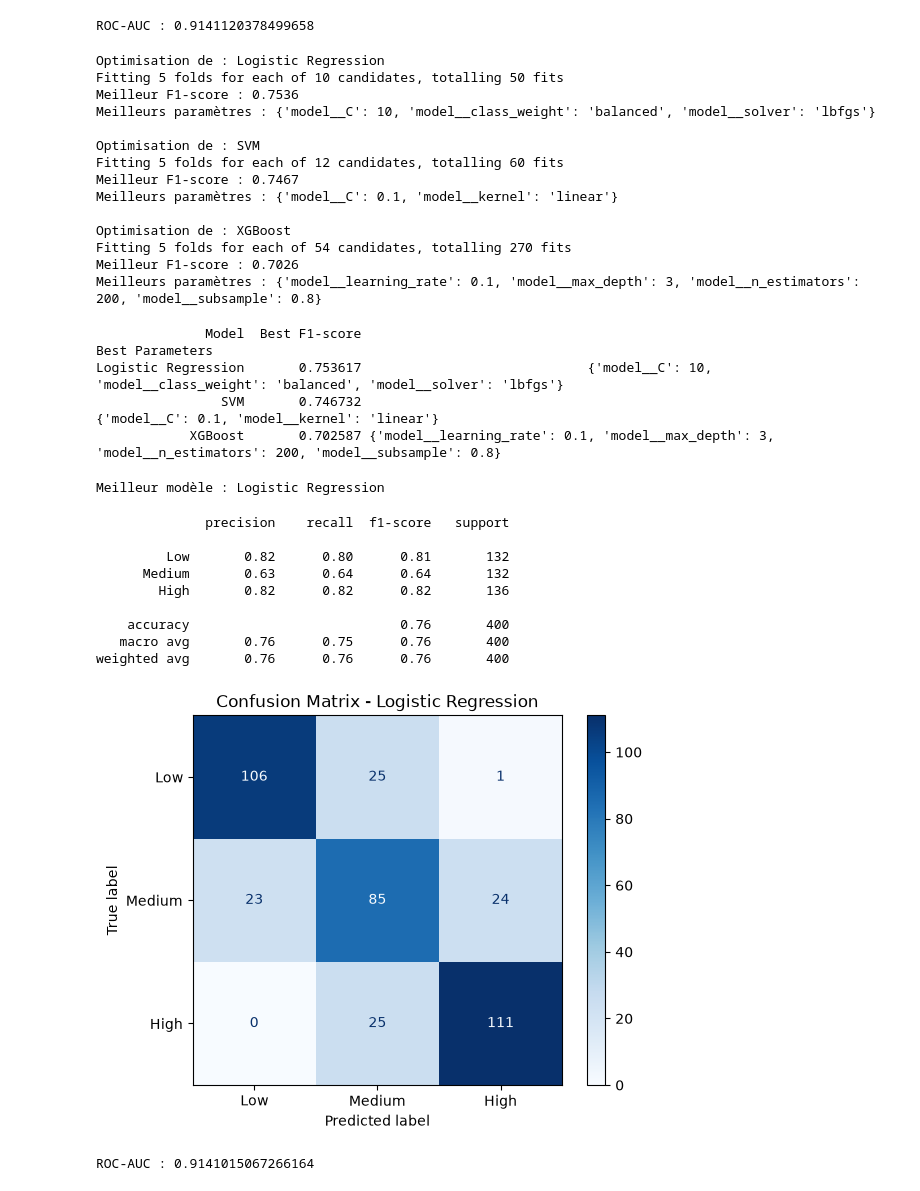
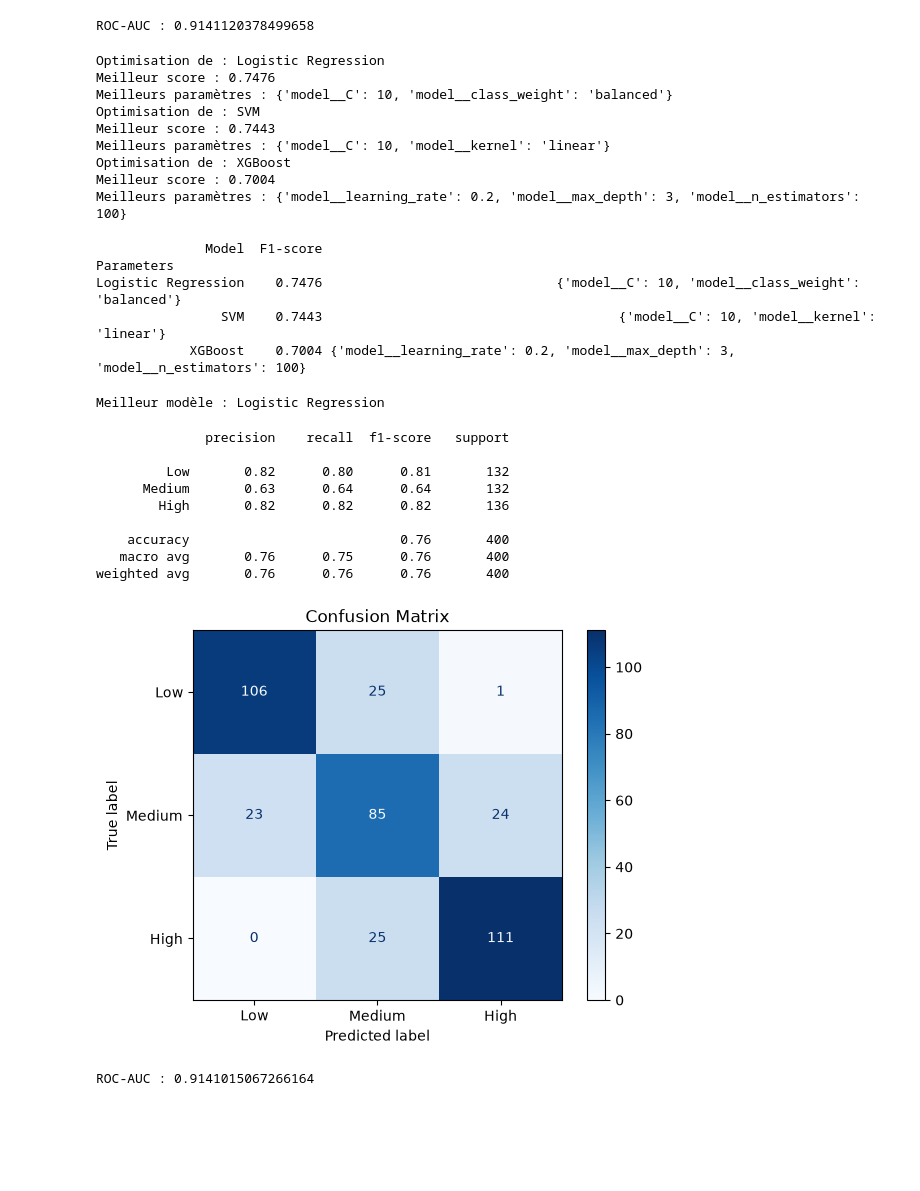
Before and after one commit to Yassinenmila/PsychoTrack, a Jupyter notebook: src/training.ipynb, the cells around one changed output. Drawn from its saved outputs; the diff is of its cells as text; code cells hidden in the pictures; blank space fills up the shorter version.

```diff
--- a/src/training.ipynb
+++ b/src/training.ipynb
@@ -189,26 +179,26 @@ models_params = {
     }
 }
 # %%
+
 from sklearn.model_selection import GridSearchCV
+from sklearn.pipeline import Pipeline
+
 results = []
 best_models = {}
 
 for name, config in models_params.items():
 
-    print(f"\nOptimisation de : {name}")
+    print("Optimisation de :", name)
 
     pipeline = Pipeline([
         ('model', config['model'])
     ])
 
     grid = GridSearchCV(
-        estimator=pipeline,
-        param_grid=config['params'],
-        cv=cv,
-        scoring='f1_macro',
-        n_jobs=-1,
-        verbose=1,
-        refit=True
+        pipeline,
+        config['params'],
+        cv=5,
+        scoring='f1_macro'
     )
 
     grid.fit(x_train_scaled, y_train)
@@ -217,41 +207,36 @@ for name, config in models_params.items():
 
     results.append({
         'Model': name,
-        'Best F1-score': grid.best_score_,
-        'Best Parameters': grid.best_params_
+        'F1-score': round(grid.best_score_, 4),
+        'Parameters': grid.best_params_
     })
 
-    print("Meilleur F1-score :", round(grid.best_score_, 4))
+    print("Meilleur score :", round(grid.best_score_, 4))
     print("Meilleurs paramètres :", grid.best_params_)
 # %% [output]
 Optimisation de : Logistic Regression
-Fitting 5 folds for each of 10 candidates, totalling 50 fits
-Meilleur F1-score : 0.7536
-Meilleurs paramètres : {'model__C': 10, 'model__class_weight': 'balanced', 'model__solver': 'lbfgs'}
-
+Meilleur score : 0.7476
+Meilleurs paramètres : {'model__C': 10, 'model__class_weight': 'balanced'}
 Optimisation de : SVM
-Fitting 5 folds for each of 12 candidates, totalling 60 fits
-Meilleur F1-score : 0.7467
-Meilleurs paramètres : {'model__C': 0.1, 'model__kernel': 'linear'}
-
+Meilleur score : 0.7443
+Meilleurs paramètres : {'model__C': 10, 'model__kernel': 'linear'}
 Optimisation de : XGBoost
-Fitting 5 folds for each of 54 candidates, totalling 270 fits
-Meilleur F1-score : 0.7026
-Meilleurs paramètres : {'model__learning_rate': 0.1, 'model__max_depth': 3, 'model__n_estimators': 200, 'model__subsample': 0.8}
+Meilleur score : 0.7004
+Meilleurs paramètres : {'model__learning_rate': 0.2, 'model__max_depth': 3, 'model__n_estimators': 100}
 # %%
 results_df = pd.DataFrame(results)
 
 results_df = results_df.sort_values(
-    by='Best F1-score',
+    by='F1-score',
     ascending=False
 )
 
 print(results_df.to_string(index=False))
 # %% [output]
-              Model  Best F1-score                                                                                           Best Parameters
-Logistic Regression       0.753617                             {'model__C': 10, 'model__class_weight': 'balanced', 'model__solver': 'lbfgs'}
-                SVM       0.746732                                                              {'model__C': 0.1, 'model__kernel': 'linear'}
-            XGBoost       0.702587 {'model__learning_rate': 0.1, 'model__max_depth': 3, 'model__n_estimators': 200, 'model__subsample': 0.8}
+              Model  F1-score                                                                       Parameters
+Logistic Regression    0.7476                              {'model__C': 10, 'model__class_weight': 'balanced'}
+                SVM    0.7443                                      {'model__C': 10, 'model__kernel': 'linear'}
+            XGBoost    0.7004 {'model__learning_rate': 0.2, 'model__max_depth': 3, 'model__n_estimators': 100}
 # %%
 best_model_name = results_df.iloc[0]['Model']
 
@@ -261,42 +246,31 @@ print("Meilleur modèle :", best_model_name)
 # %% [output]
 Meilleur modèle : Logistic Regression
 # %%
-from sklearn.metrics import (
-    classification_report,
-    confusion_matrix,
-    ConfusionMatrixDisplay
-)
+
+from sklearn.metrics import classification_report, confusion_matrix, ConfusionMatrixDisplay
 import matplotlib.pyplot as plt
 
 y_pred = best_model.predict(x_test_scaled)
 
-print(classification_report(
-    y_test,
-    y_pred,
-    target_names=['Low', 'Medium', 'High']
-))
+print(classification_report(y_test, y_pred, target_names=['Low', 'Medium', 'High']))
 
 cm = confusion_matrix(y_test, y_pred)
 
-disp = ConfusionMatrixDisplay(
-    confusion_matrix=cm,
-    display_labels=['Low', 'Medium', 'High']
-)
+ConfusionMatrixDisplay(cm, display_labels=['Low', 'Medium', 'High']).plot(cmap='Blues')
 
-disp.plot(cmap='Blues')
-plt.title(f'Confusion Matrix - {best_model_name}')
+plt.title("Confusion Matrix")
 plt.show()
 # %% [output]
               precision    recall  f1-score   support
 
          Low       0.82      0.80      0.81       132
       Medium       0.63      0.64      0.64       132
         High       0.82      0.82      0.82       136
 
     accuracy                           0.76       400
    macro avg       0.76      0.75      0.76       400
 weighted avg       0.76      0.76      0.76       400
-[figure, old version]
+[figure, new version]
 # %%
 y_proba = best_model.predict_proba(x_test_scaled)
 
```
Also changed, not shown: parts of 2 cells of this notebook, 6 other files.
